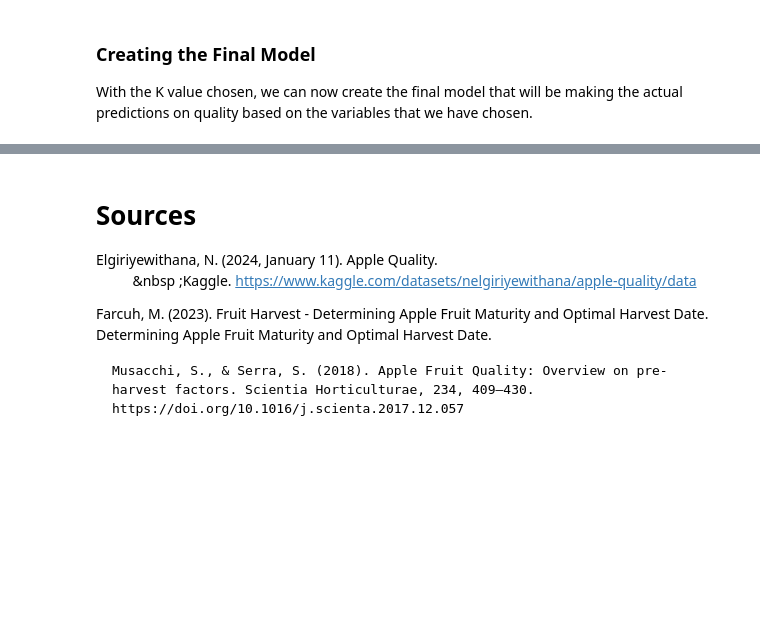
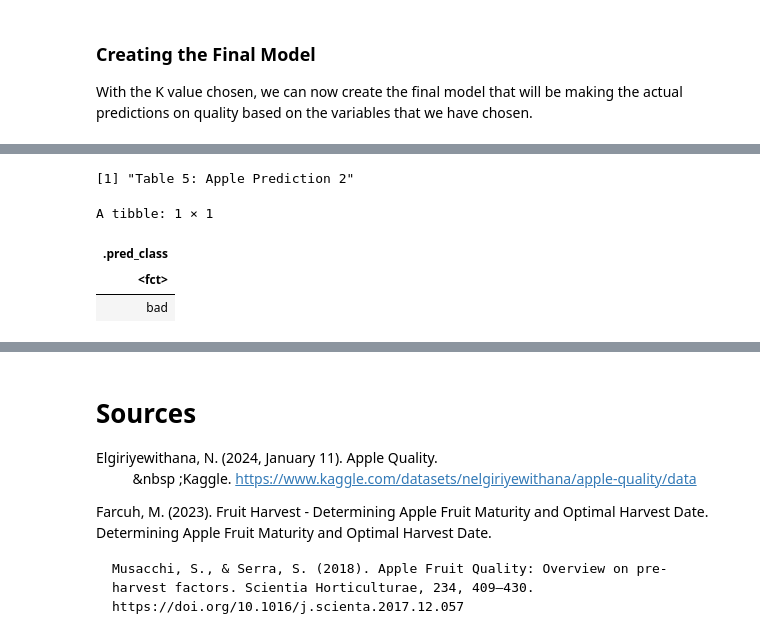
Before and after one commit to Ethkazin/DSCI-100-Group-Project, a Jupyter notebook: Final Report.ipynb, the cells around one changed output, grey strips where cells are left out. Cells and saved outputs as stored; diff of their text form; code cells hidden in the pictures; blank space fills up the shorter version.

```diff
--- a/Final Report.ipynb
+++ b/Final Report.ipynb
@@ -182,0 +245,11 @@ With the K value chosen, we can now create the final model that will be making t
+# %%
+# Sample Prediction 2
+print("Table 5: Apple Prediction 2")
+apple_predicted_2 <- predict(apple_fit, apple_prediction_2)
+apple_predicted_2
+# %% [output]
+[1] "Table 5: Apple Prediction 2"
+A tibble: 1 × 1
+| .pred_class |
+| <fct> |
+| bad |
```
Also changed, not shown: parts of 5 cells of this notebook.
